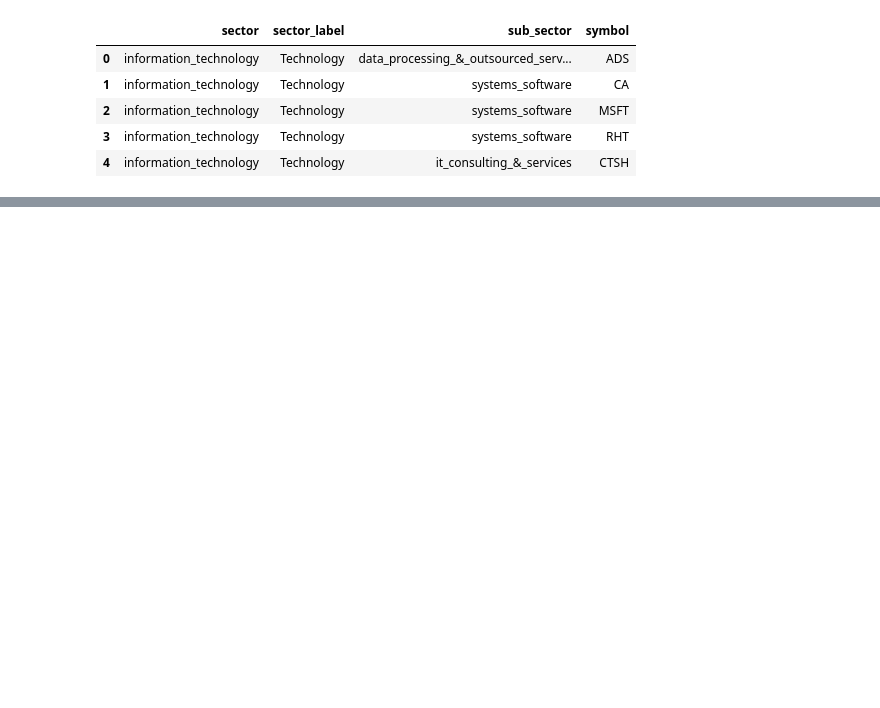
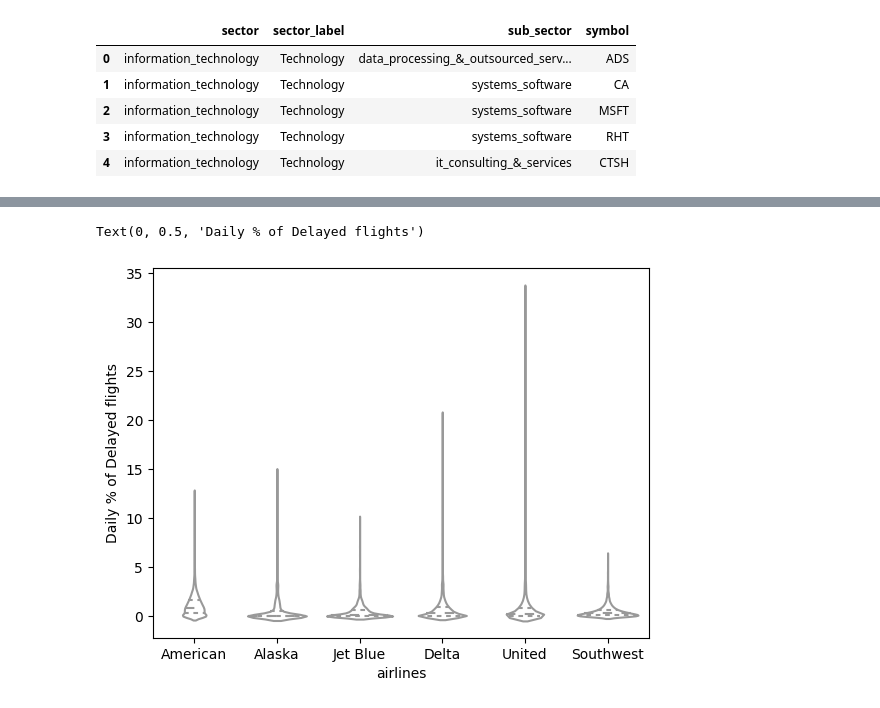
Before and after one commit to RijalChirayu/Statistics, a Jupyter notebook: EDA.ipynb, the cells around one changed output, grey strips where cells are left out. Saved outputs shown, nothing was run; the diff lists cells and outputs as text; code cells hidden in the pictures; blank space fills up the shorter version.

```diff
--- a/EDA.ipynb
+++ b/EDA.ipynb
@@ -148,0 +166,10 @@ import seaborn as sns
+# %%
+ax = sns.violinplot(x = airline_stats.airline ,
+                    y = airline_stats.pct_weather_delay,
+                    inner = "quartile" ,
+                    color = "white")
+ax.set_xlabel("airlines")
+ax.set_ylabel("Daily % of Delayed flights")
+# %% [output]
+Text(0, 0.5, 'Daily % of Delayed flights')
+[figure, added]
```
Also changed, not shown: parts of 8 cells of this notebook, 3 other files.
